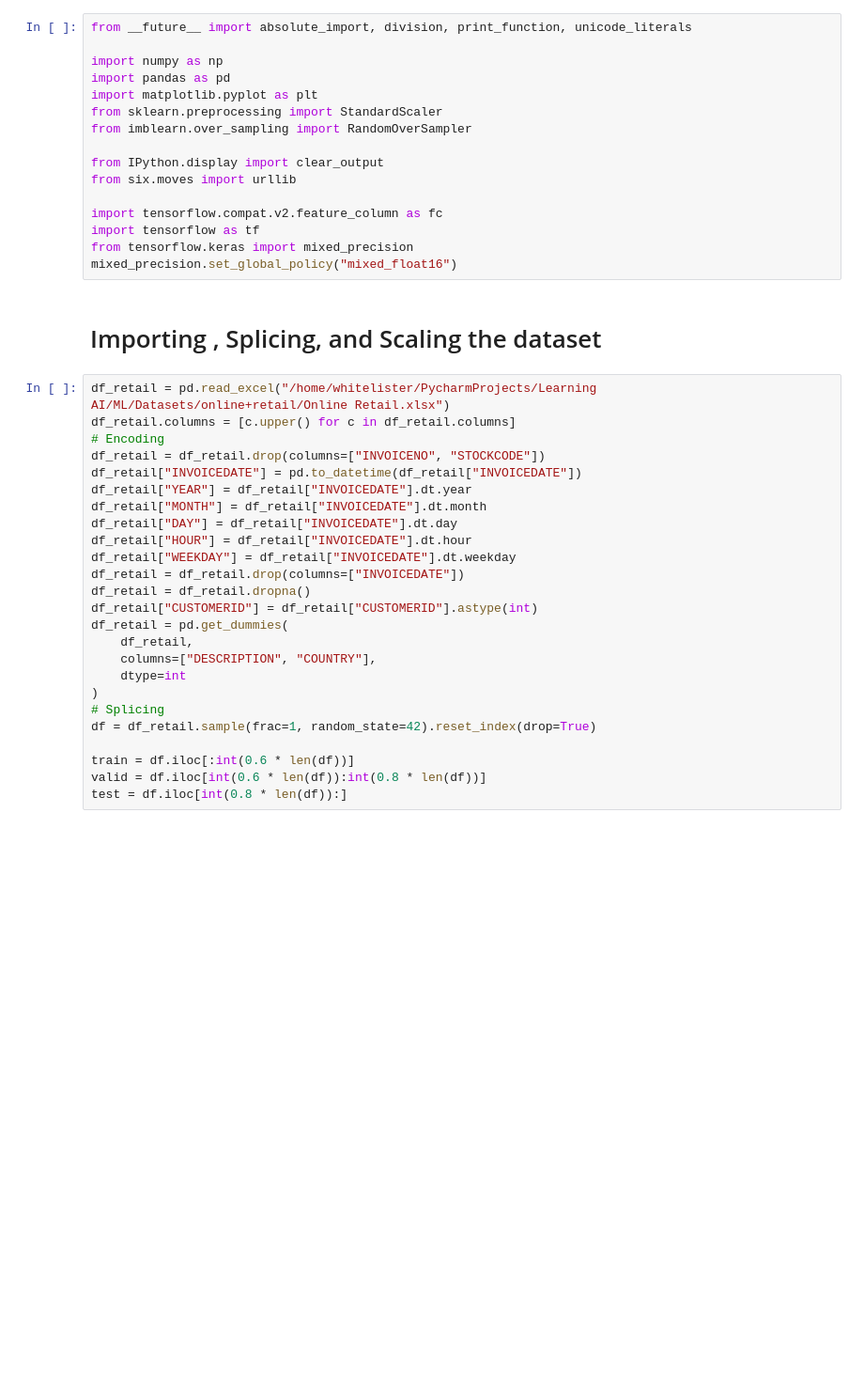
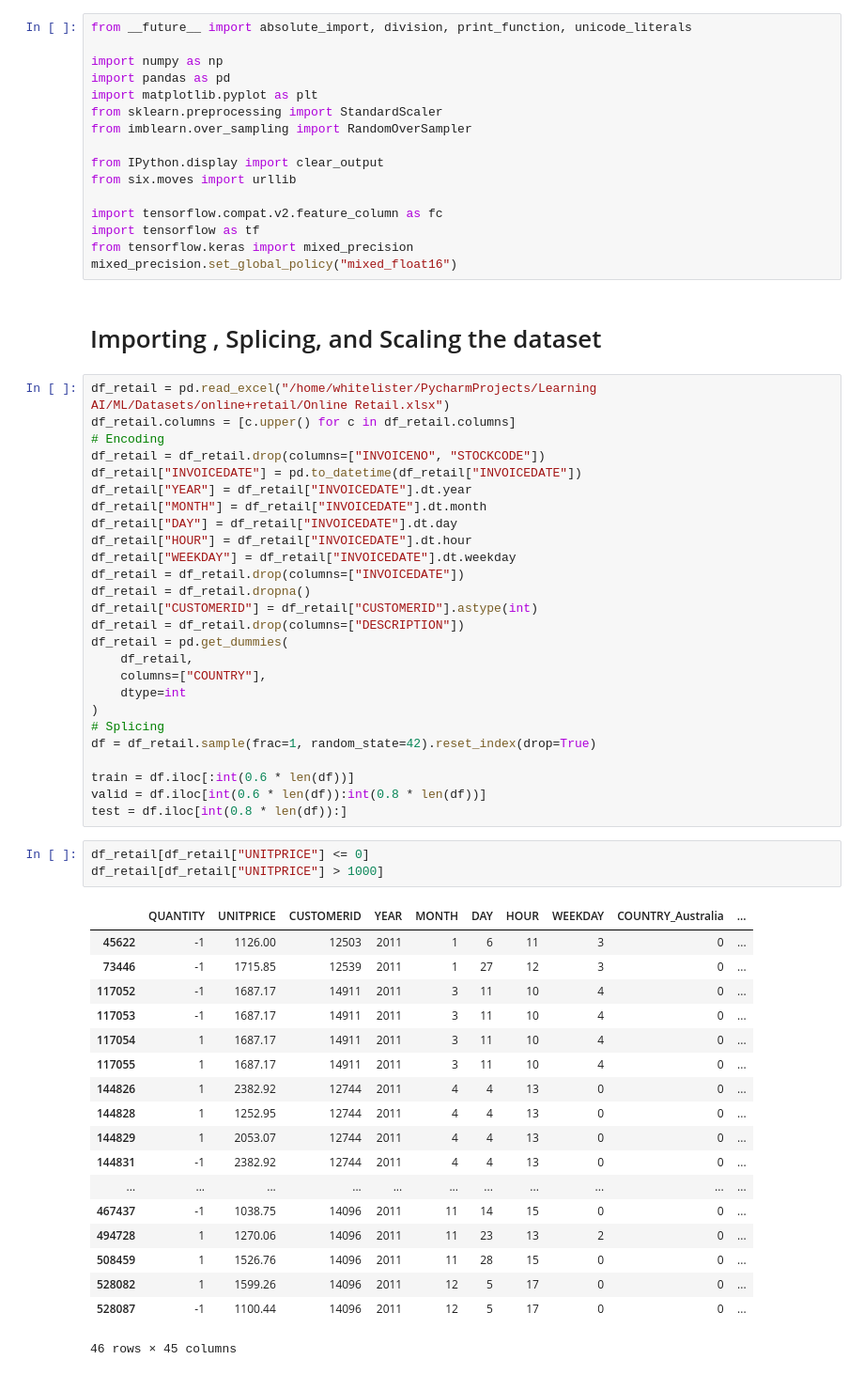
Before and after one commit to Whit31ister/ML-31231551243, a Jupyter notebook: MODELS/Linear_Regression.ipynb, the cells around one changed output. Shown at 94% size. Saved outputs shown, nothing was run; the diff lists cells and outputs as text; blank space fills up the shorter version.

```diff
--- a/MODELS/Linear_Regression.ipynb
+++ b/MODELS/Linear_Regression.ipynb
@@ -30,9 +30,10 @@ df_retail["WEEKDAY"] = df_retail["INVOICEDATE"].dt.weekday
 df_retail = df_retail.drop(columns=["INVOICEDATE"])
 df_retail = df_retail.dropna()
 df_retail["CUSTOMERID"] = df_retail["CUSTOMERID"].astype(int)
+df_retail = df_retail.drop(columns=["DESCRIPTION"])
 df_retail = pd.get_dummies(
     df_retail,
-    columns=["DESCRIPTION", "COUNTRY"],
+    columns=["COUNTRY"],
     dtype=int
 )
 # Splicing
@@ -41,6 +42,28 @@ df = df_retail.sample(frac=1, random_state=42).reset_index(drop=True)
 train = df.iloc[:int(0.6 * len(df))]
 valid = df.iloc[int(0.6 * len(df)):int(0.8 * len(df))]
 test = df.iloc[int(0.8 * len(df)):]
+# %%
+df_retail[df_retail["UNITPRICE"] <= 0]
+df_retail[df_retail["UNITPRICE"] > 1000]
+# %% [output]
+|  | QUANTITY | UNITPRICE | CUSTOMERID | YEAR | MONTH | DAY | HOUR | WEEKDAY | COUNTRY_Australia | ... |
+| 45622 | -1 | 1126.00 | 12503 | 2011 | 1 | 6 | 11 | 3 | 0 | ... |
+| 73446 | -1 | 1715.85 | 12539 | 2011 | 1 | 27 | 12 | 3 | 0 | ... |
+| 117052 | -1 | 1687.17 | 14911 | 2011 | 3 | 11 | 10 | 4 | 0 | ... |
+| 117053 | -1 | 1687.17 | 14911 | 2011 | 3 | 11 | 10 | 4 | 0 | ... |
+| 117054 | 1 | 1687.17 | 14911 | 2011 | 3 | 11 | 10 | 4 | 0 | ... |
+| 117055 | 1 | 1687.17 | 14911 | 2011 | 3 | 11 | 10 | 4 | 0 | ... |
+| 144826 | 1 | 2382.92 | 12744 | 2011 | 4 | 4 | 13 | 0 | 0 | ... |
+| 144828 | 1 | 1252.95 | 12744 | 2011 | 4 | 4 | 13 | 0 | 0 | ... |
+| 144829 | 1 | 2053.07 | 12744 | 2011 | 4 | 4 | 13 | 0 | 0 | ... |
+| 144831 | -1 | 2382.92 | 12744 | 2011 | 4 | 4 | 13 | 0 | 0 | ... |
+| ... | ... | ... | ... | ... | ... | ... | ... | ... | ... | ... |
+| 467437 | -1 | 1038.75 | 14096 | 2011 | 11 | 14 | 15 | 0 | 0 | ... |
+| 494728 | 1 | 1270.06 | 14096 | 2011 | 11 | 23 | 13 | 2 | 0 | ... |
+| 508459 | 1 | 1526.76 | 14096 | 2011 | 11 | 28 | 15 | 0 | 0 | ... |
+| 528082 | 1 | 1599.26 | 14096 | 2011 | 12 | 5 | 17 | 0 | 0 | ... |
+| 528087 | -1 | 1100.44 | 14096 | 2011 | 12 | 5 | 17 | 0 | 0 | ... |
+46 rows × 45 columns
 # %%
 def check_scaled(name, X):
     print(f"\n{name}")
```
Also changed, not shown: parts of 10 cells of this notebook.
